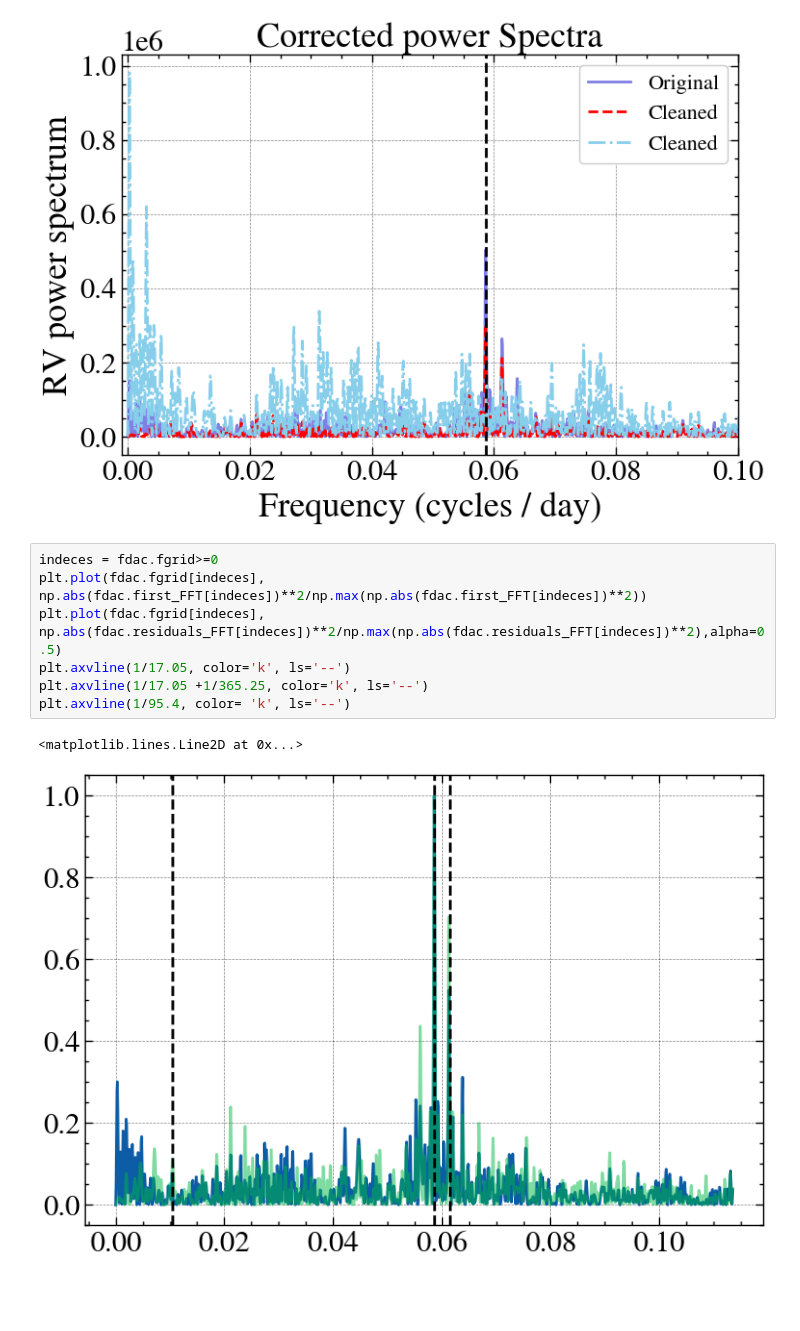
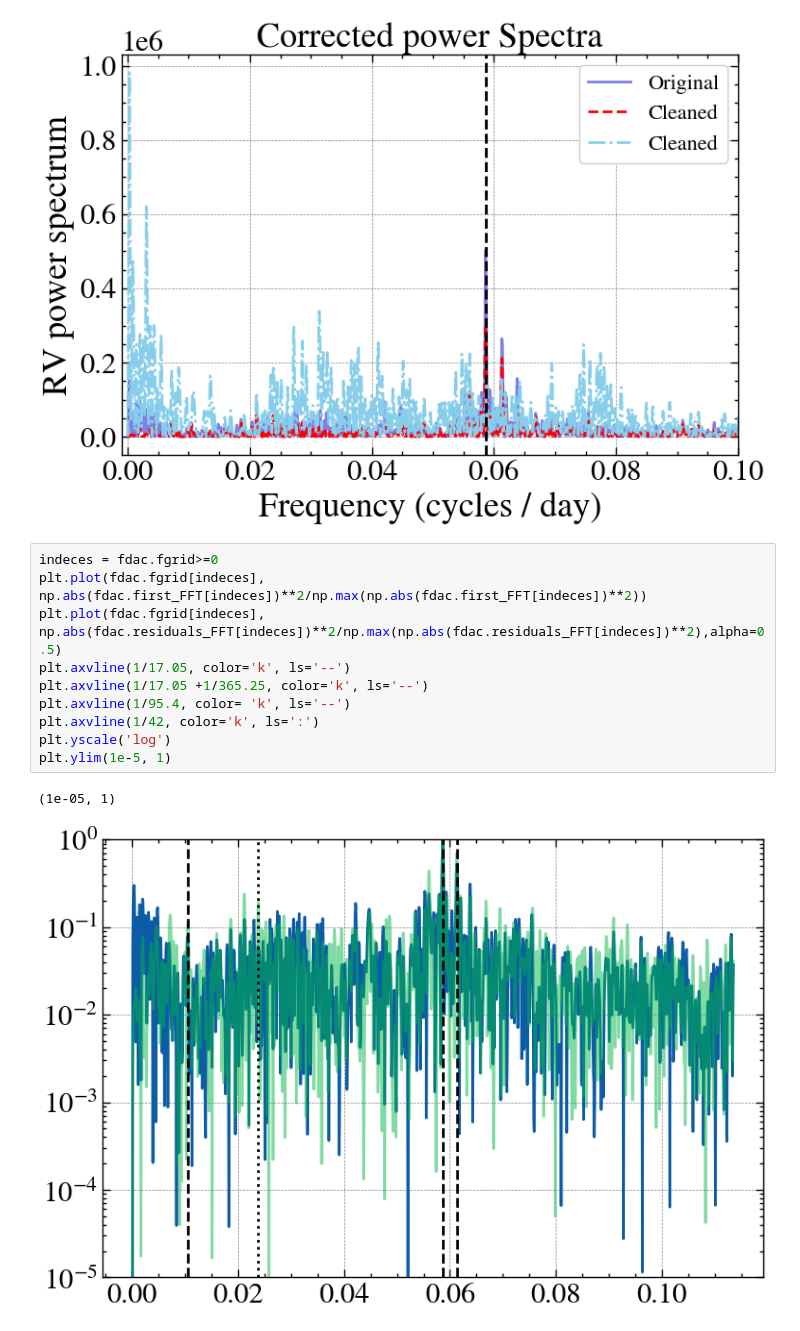
Before and after one commit to vicaleram/fdac, a Jupyter notebook: docs/examples/HD99492_fdac.ipynb, the cells around one changed output. Drawn from its saved outputs; the diff is of its cells as text; blank space fills up the shorter version.

```diff
--- a/docs/examples/HD99492_fdac.ipynb
+++ b/docs/examples/HD99492_fdac.ipynb
@@ -144,10 +144,13 @@ plt.axvline(1/17.05, color='k', ls='--')
 # %%
 indeces = fdac.fgrid>=0
 plt.plot(fdac.fgrid[indeces], np.abs(fdac.first_FFT[indeces])**2/np.max(np.abs(fdac.first_FFT[indeces])**2))
 plt.plot(fdac.fgrid[indeces], np.abs(fdac.residuals_FFT[indeces])**2/np.max(np.abs(fdac.residuals_FFT[indeces])**2),alpha=0.5)
 plt.axvline(1/17.05, color='k', ls='--')
 plt.axvline(1/17.05 +1/365.25, color='k', ls='--')
 plt.axvline(1/95.4, color= 'k', ls='--')
+plt.axvline(1/42, color='k', ls=':')
+plt.yscale('log')
+plt.ylim(1e-5, 1)
 # %% [output]
-<matplotlib.lines.Line2D at 0x...>
+(1e-05, 1)
-[figure, old version]
+[figure, new version]
```
Also changed, not shown: parts of 2 cells of this notebook, 5 other files.
